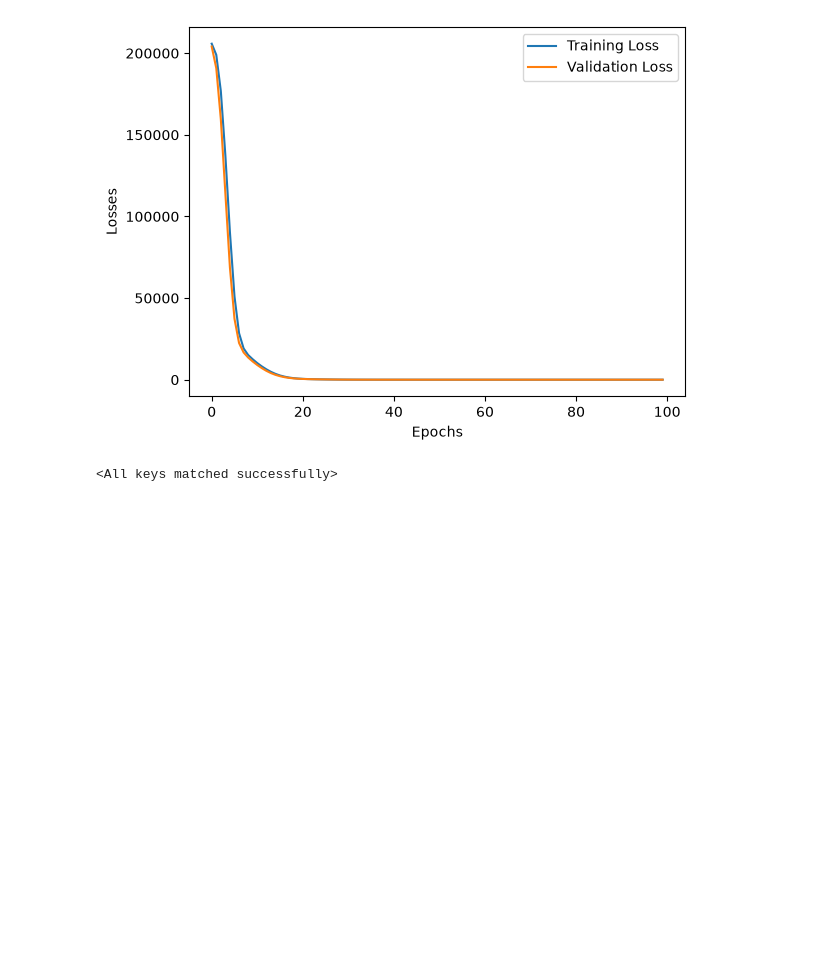
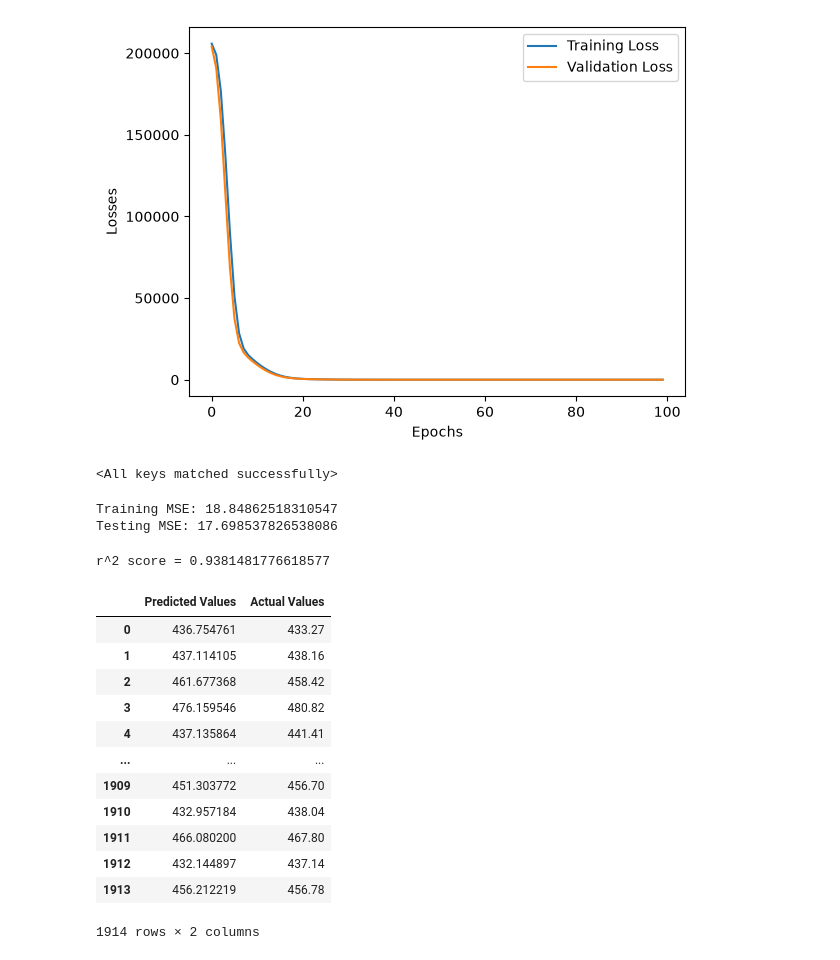
Before and after one commit to ravihw7/ML-Algorithms, a Jupyter notebook: 11-ANN/11.1-ANN_Regression/ann_regression.ipynb, the cells around one changed output. Drawn from its saved outputs; the diff is of its cells as text; code cells hidden in the pictures; blank space fills up the shorter version.

Commit message:
Evaluation of the ANN Model

```diff
--- a/11-ANN/11.1-ANN_Regression/ann_regression.ipynb
+++ b/11-ANN/11.1-ANN_Regression/ann_regression.ipynb
@@ -181,3 +181,44 @@ plt.legend()
 model.load_state_dict(torch.load("best_model.pt"))
 # %% [output]
 <All keys matched successfully>
+# %%
+# Evaluation
+
+model.eval()
+with torch.no_grad():
+    train_preds = model(X_train_tensor)
+    test_preds = model(X_test_tensor)
+
+    train_mse_loss = crietrion(train_preds, y_train_tensor)
+    test_mse_loss = crietrion(test_preds, y_test_tensor)
+
+print("Training MSE:", train_mse_loss.item())
+print("Testing MSE:", test_mse_loss.item())
+# %% [output]
+Training MSE: 18.84862518310547
+Testing MSE: 17.698537826538086
+# %%
+from sklearn.metrics import r2_score
+
+print("r^2 score =", r2_score(y_test, test_preds))
+# %% [output]
+r^2 score = 0.9381481776618577
+# %%
+predicted_df = pd.DataFrame(test_preds.numpy(), columns=["Predicted Values"])
+actual_df = pd.DataFrame(y_test.values, columns=["Actual Values"])
+
+pd.concat([predicted_df, actual_df], axis=1)
+# %% [output]
+|  | Predicted Values | Actual Values |
+| 0 | 436.754761 | 433.27 |
+| 1 | 437.114105 | 438.16 |
+| 2 | 461.677368 | 458.42 |
+| 3 | 476.159546 | 480.82 |
+| 4 | 437.135864 | 441.41 |
+| ... | ... | ... |
+| 1909 | 451.303772 | 456.70 |
+| 1910 | 432.957184 | 438.04 |
+| 1911 | 466.080200 | 467.80 |
+| 1912 | 432.144897 | 437.14 |
+| 1913 | 456.212219 | 456.78 |
+1914 rows × 2 columns
```
